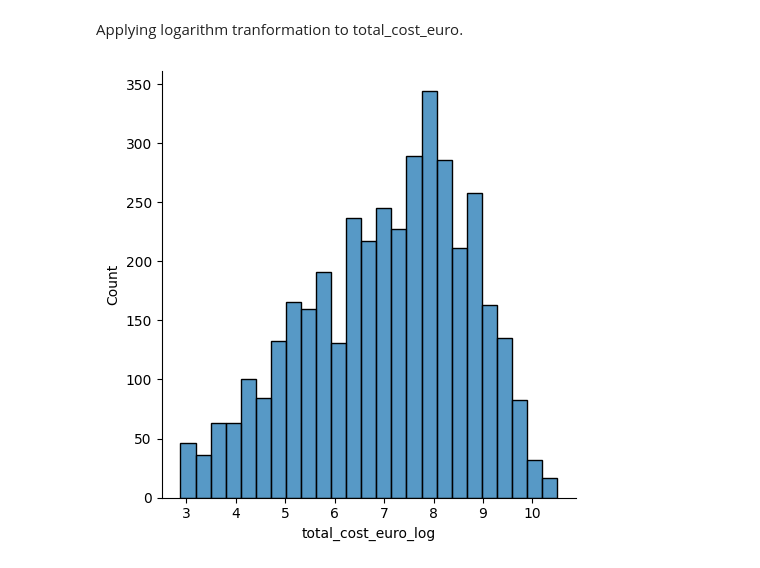
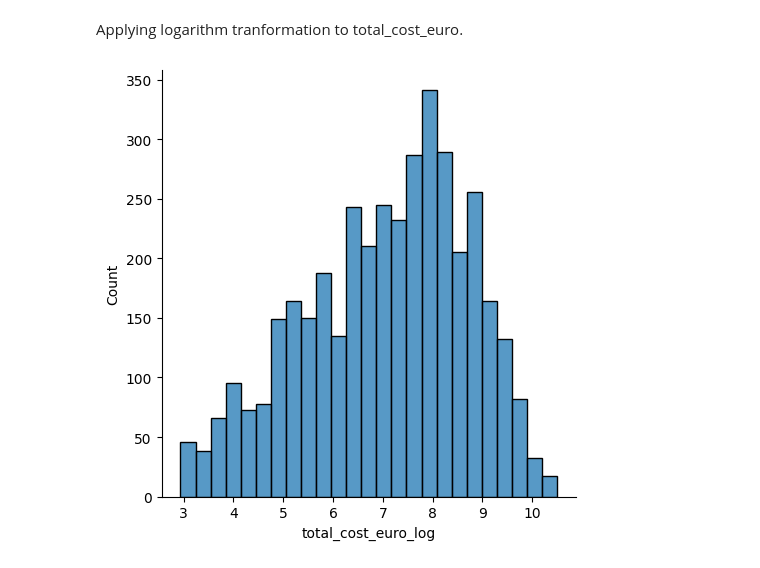
Before and after one commit to ismileusmilenot/ds-tourism-project, a Jupyter notebook: 2_Graphical_Insides.ipynb, the cells around one changed output. Saved outputs shown, nothing was run; the diff lists cells and outputs as text; code cells hidden in the pictures.

```diff
--- a/2_Graphical_Insides.ipynb
+++ b/2_Graphical_Insides.ipynb
@@ -304,9 +304,9 @@ sns.displot(df_train, x='total_cost_euro');
 # %% [markdown]
 Applying logarithm tranformation to total_cost_euro.
 # %%
-df_train['total_cost_euro_log'] = df_train.total_cost_euro.apply(lambda x: np.log(x));
+df_train['total_cost_euro_log'] = df_train.total_cost_euro.apply(lambda x: np.log(x+1));
 sns.displot(df_train, x='total_cost_euro_log');
 # %% [output]
-[figure, old version]
+[figure, new version]
 # %%
 df_train.to_csv('data/Train_cleaned_log_transformed.csv')
```
Also changed, not shown: parts of 3 cells of this notebook, 3 other files.
